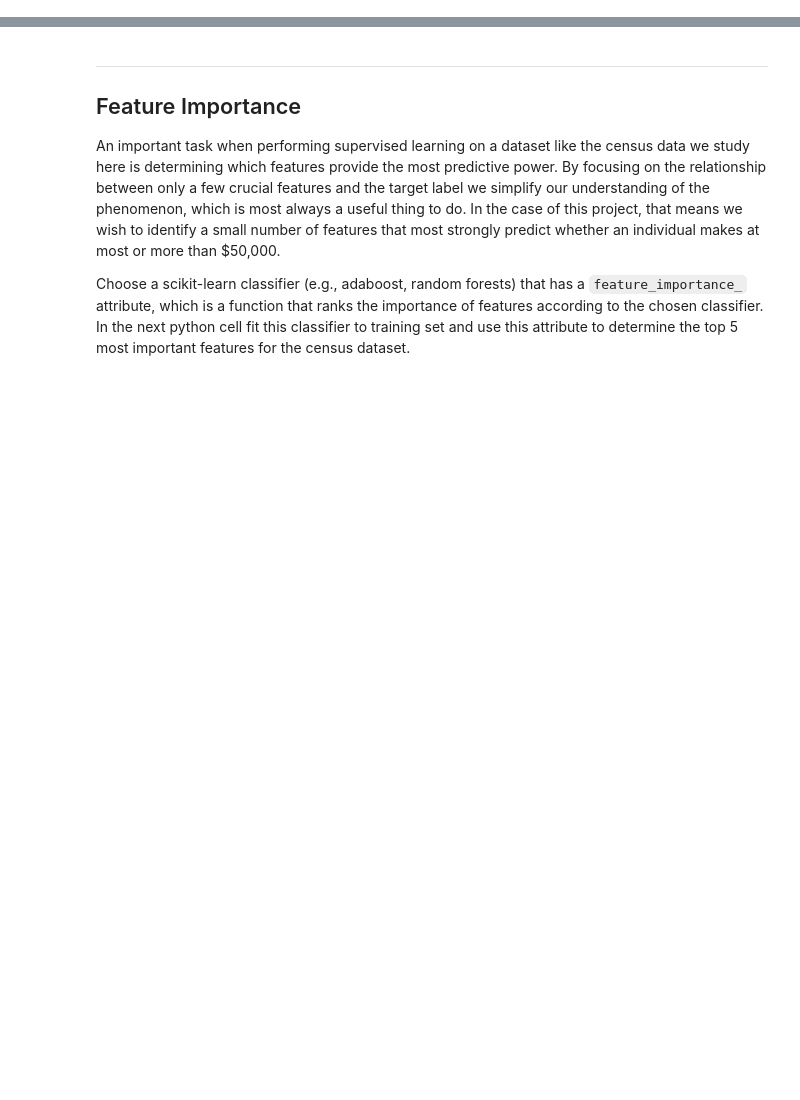
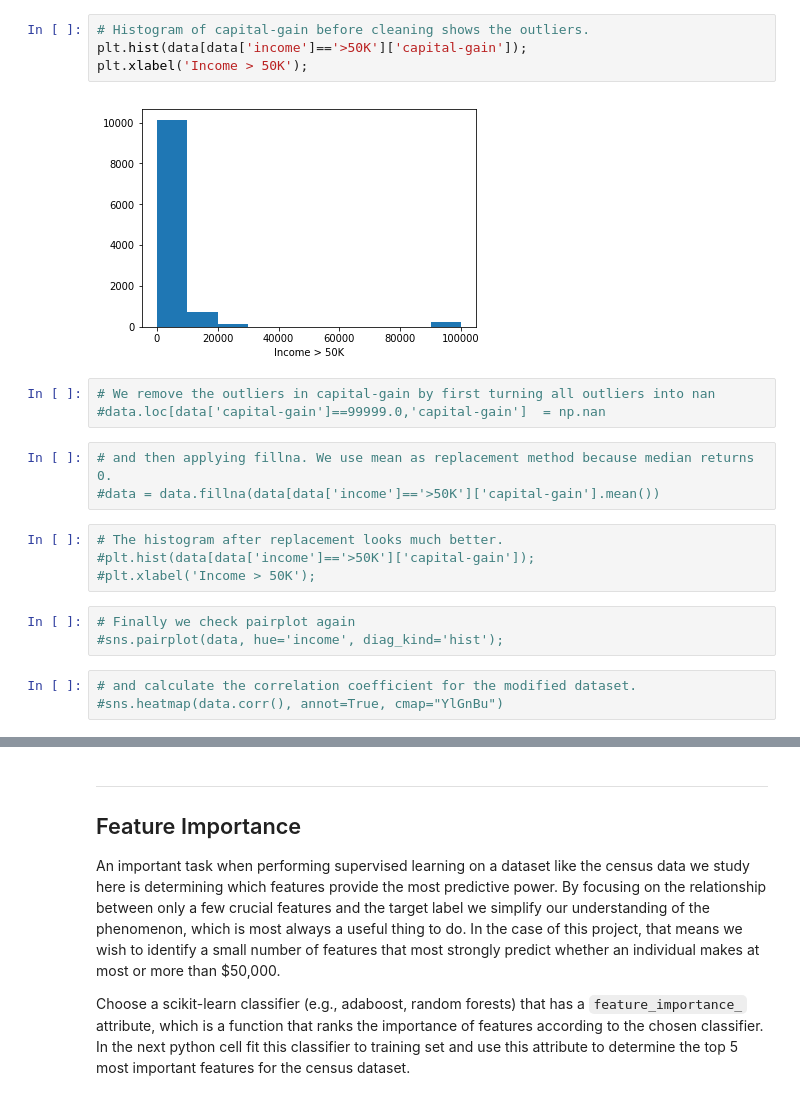
Before and after one commit to bvcmartins/dsndProject1, a Jupyter notebook: finding_donors.ipynb, the cells around one changed output, grey strips where cells are left out. Drawn from its saved outputs; the diff is of its cells as text; blank space fills up the shorter version.

```diff
--- a/finding_donors.ipynb
+++ b/finding_donors.ipynb
@@ -619,0 +104,22 @@ Both scores are less than half the scores obtained using AdaBoost. Therefore, we
+# %%
+# Histogram of capital-gain before cleaning shows the outliers.
+plt.hist(data[data['income']=='>50K']['capital-gain']);
+plt.xlabel('Income > 50K');
+# %% [output]
+[figure, added]
+# %%
+# We remove the outliers in capital-gain by first turning all outliers into nan
+#data.loc[data['capital-gain']==99999.0,'capital-gain']  = np.nan
+# %%
+# and then applying fillna. We use mean as replacement method because median returns 0.
+#data = data.fillna(data[data['income']=='>50K']['capital-gain'].mean())
+# %%
+# The histogram after replacement looks much better.
+#plt.hist(data[data['income']=='>50K']['capital-gain']);
+#plt.xlabel('Income > 50K');
+# %%
+# Finally we check pairplot again
+#sns.pairplot(data, hue='income', diag_kind='hist');
+# %%
+# and calculate the correlation coefficient for the modified dataset.
+#sns.heatmap(data.corr(), annot=True, cmap="YlGnBu")
```
Also changed, not shown: parts of 248 cells of this notebook.
